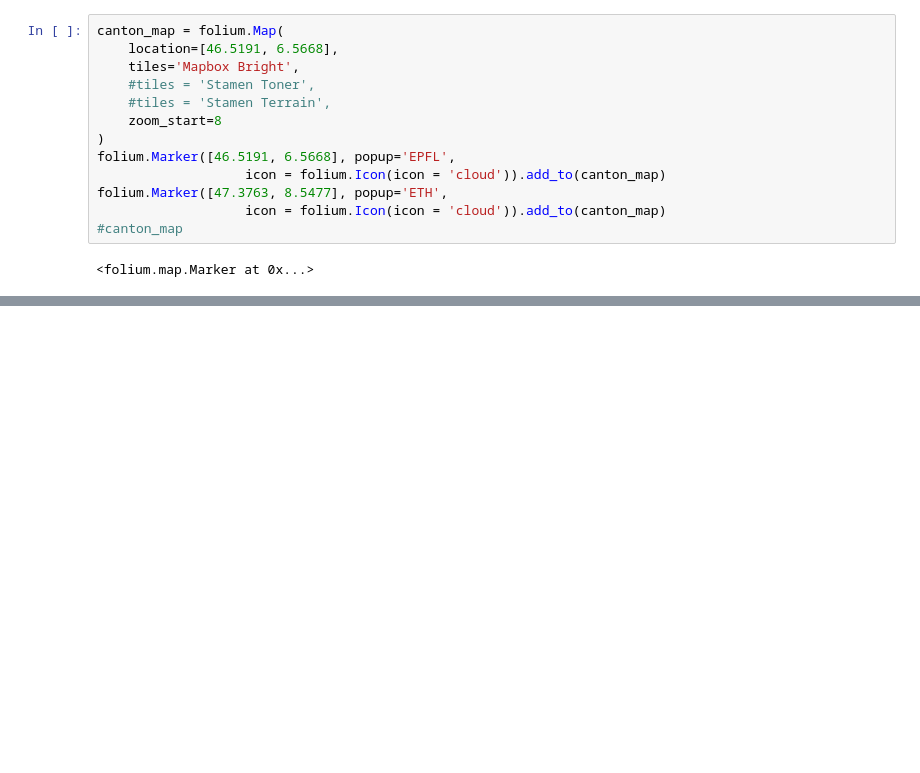
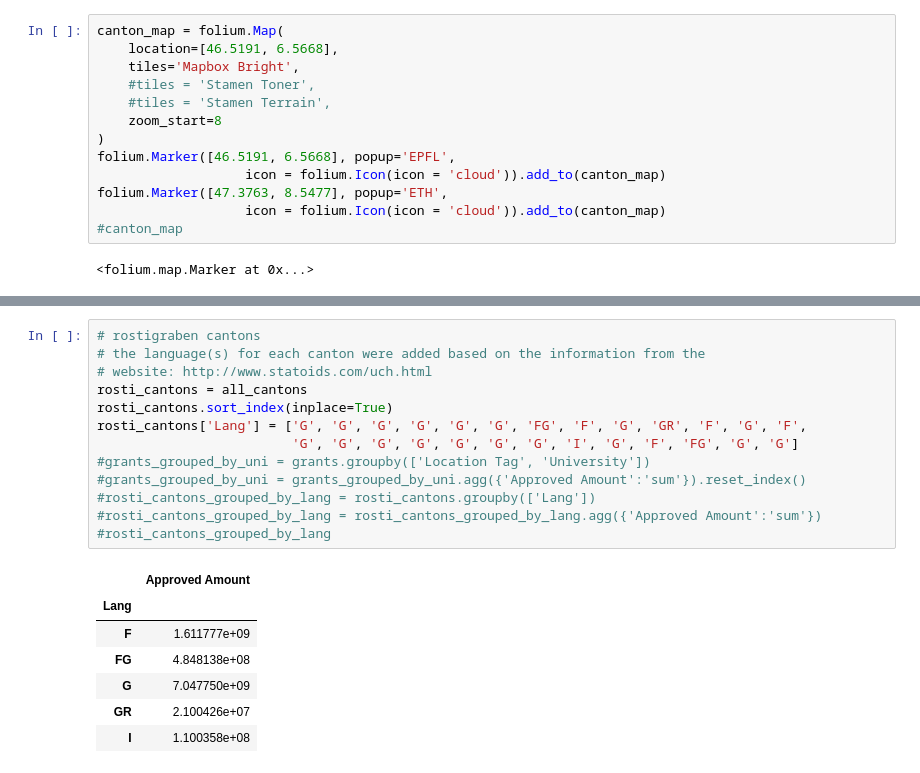
Before and after one commit to cipri-tom/Homework, a Jupyter notebook: 03 - Interactive Viz/Map Visualization.ipynb, the cells around one changed output, grey strips where cells are left out. Cells and saved outputs as stored; diff of their text form; blank space fills up the shorter version.

```diff
--- a/03 - Interactive Viz/Map Visualization.ipynb
+++ b/03 - Interactive Viz/Map Visualization.ipynb
@@ -34,0 +96,21 @@ canton_map
+# %%
+# rostigraben cantons
+# the language(s) for each canton were added based on the information from the
+# website: http://www.statoids.com/uch.html
+rosti_cantons = all_cantons
+rosti_cantons.sort_index(inplace=True)
+rosti_cantons['Lang'] = ['G', 'G', 'G', 'G', 'G', 'G', 'FG', 'F', 'G', 'GR', 'F', 'G', 'F',
+                         'G', 'G', 'G', 'G', 'G', 'G', 'G', 'I', 'G', 'F', 'FG', 'G', 'G']
+#grants_grouped_by_uni = grants.groupby(['Location Tag', 'University'])
+#grants_grouped_by_uni = grants_grouped_by_uni.agg({'Approved Amount':'sum'}).reset_index()
+#rosti_cantons_grouped_by_lang = rosti_cantons.groupby(['Lang'])
+#rosti_cantons_grouped_by_lang = rosti_cantons_grouped_by_lang.agg({'Approved Amount':'sum'})
+#rosti_cantons_grouped_by_lang
+# %% [output]
+|  | Approved Amount |
+| Lang |  |
+| F | 1.611777e+09 |
+| FG | 4.848138e+08 |
+| G | 7.047750e+09 |
+| GR | 2.100426e+07 |
+| I | 1.100358e+08 |
```
Also changed, not shown: parts of 16 cells of this notebook.
